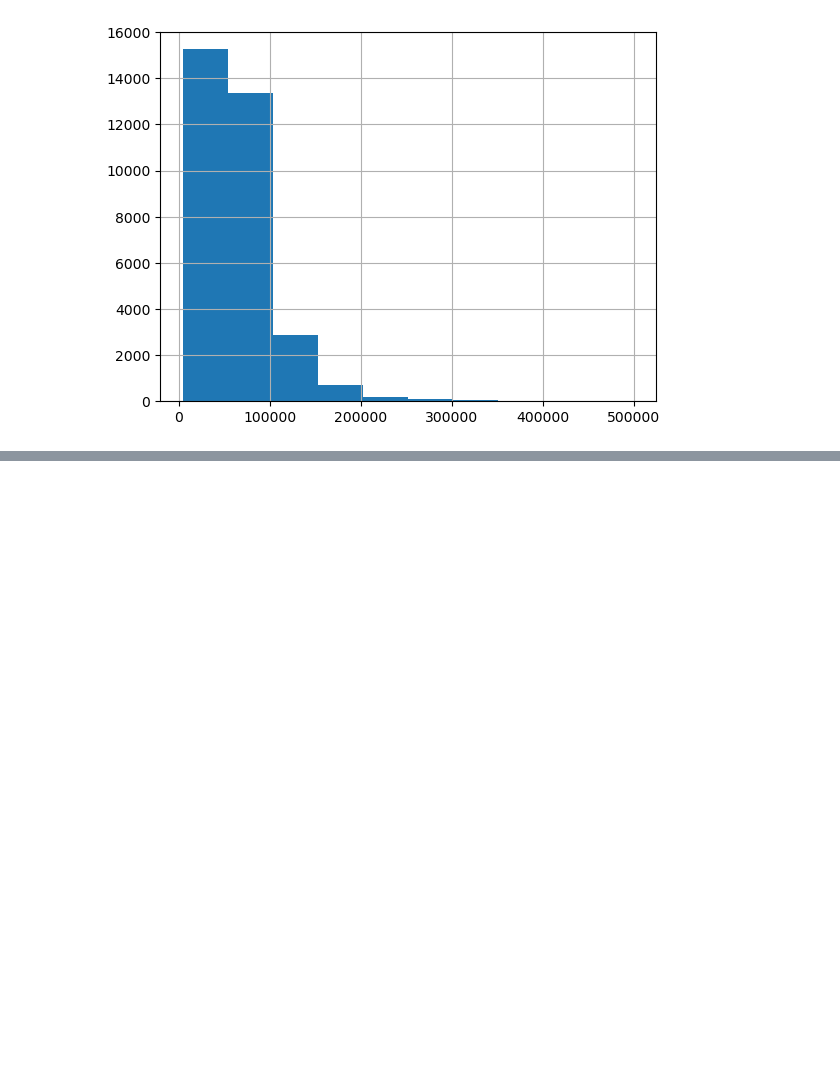
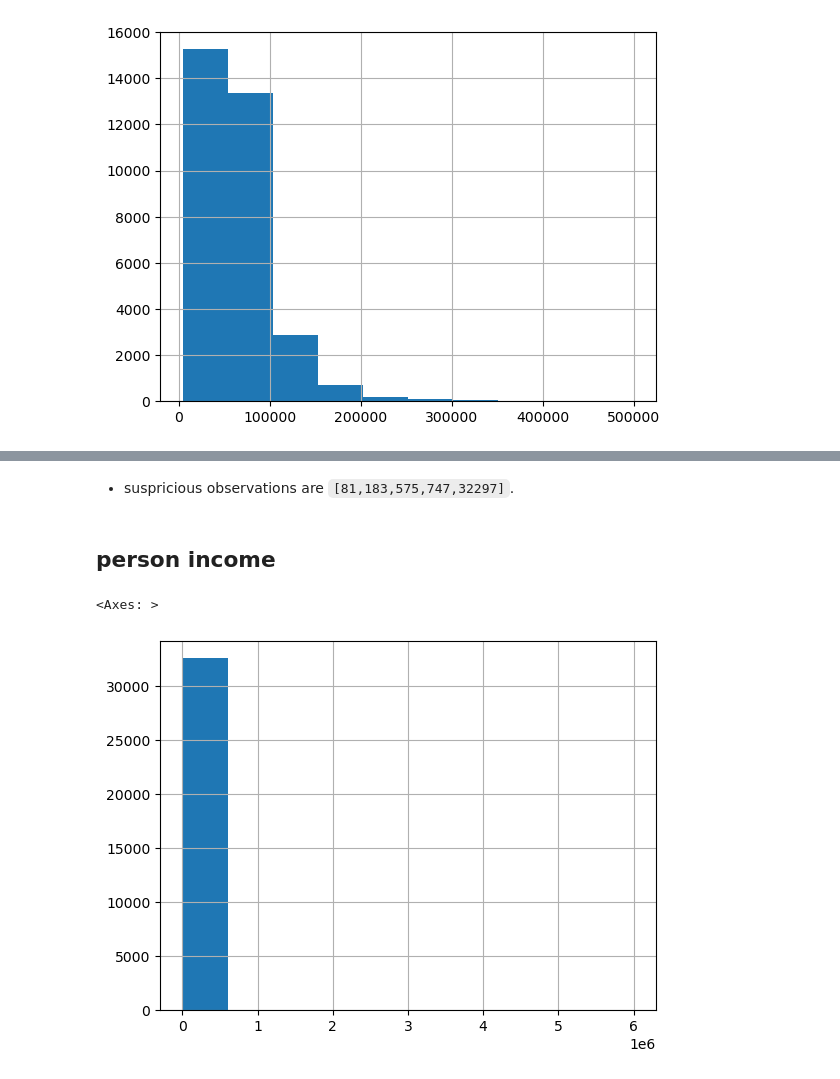
Before and after one commit to spirnia/Credit-Risk-Modeling, a Jupyter notebook: notebook/data_processing.ipynb, the cells around one changed output, grey strips where cells are left out. Saved outputs shown, nothing was run; the diff lists cells and outputs as text; code cells hidden in the pictures; blank space fills up the shorter version.

```diff
--- a/notebook/data_processing.ipynb
+++ b/notebook/data_processing.ipynb
@@ -403,0 +457,9 @@ df.loc[df['person_income']<500000,'person_income'].hist()
+# %% [markdown]
+- suspricious observations are `[81,183,575,747,32297]`.
+# %% [markdown]
+## person income
+# %%
+df['person_income'].hist()
+# %% [output]
+<Axes: >
+[figure, added]
```
Also changed, not shown: parts of 34 cells of this notebook.
